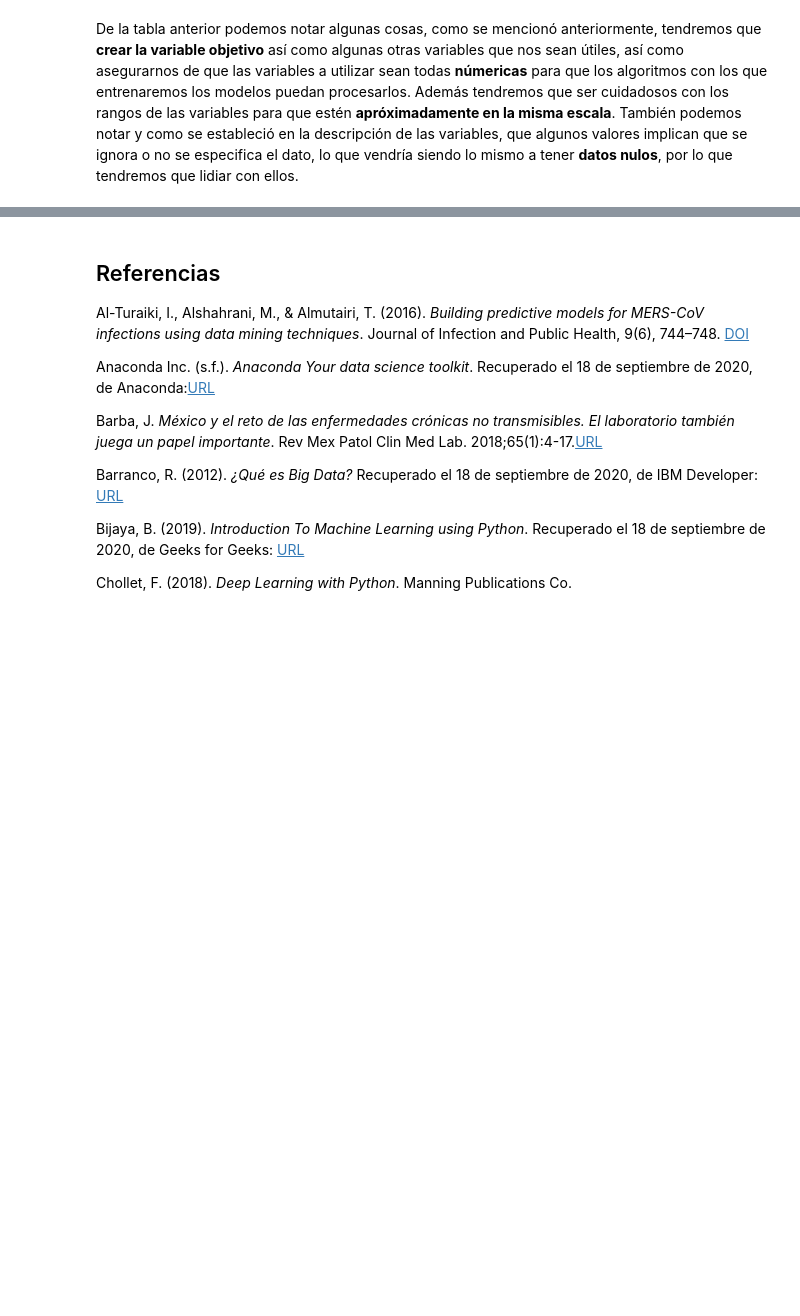
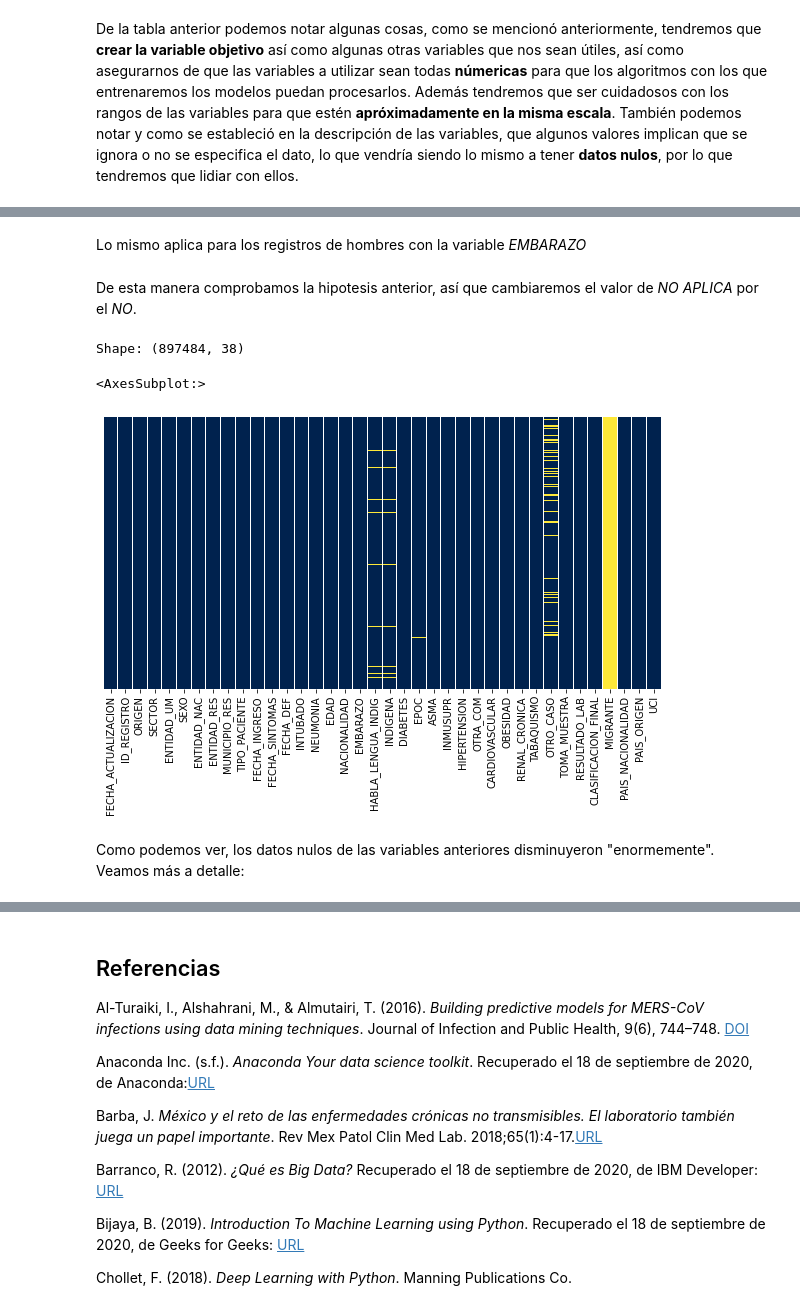
Before and after one commit to JaimeSolisS/Covid-Survival-Analysis, a Jupyter notebook: Proyecto ML TC2006.ipynb, the cells around one changed output, grey strips where cells are left out. Saved outputs shown, nothing was run; the diff lists cells and outputs as text; code cells hidden in the pictures; blank space fills up the shorter version.

```diff
--- a/Proyecto ML TC2006.ipynb
+++ b/Proyecto ML TC2006.ipynb
@@ -281,0 +506,48 @@ De la tabla anterior podemos notar algunas cosas, como se mencionó anteriorment
+# %% [markdown]
+Lo mismo aplica para los registros de hombres con la variable *EMBARAZO*
+# %% [markdown]
+De esta manera comprobamos la hipotesis anterior, así que cambiaremos el valor de *NO APLICA* por el *NO*.
+# %%
+to_clean_positivos = rawData2.copy()
+to_clean_positivos = to_clean_positivos[to_clean_positivos['RESULTADO_LAB']==1]
+
+to_clean_positivos.loc[to_clean_positivos.ORIGEN > 2, 'ORIGEN'] = np.NaN
+to_clean_positivos.loc[to_clean_positivos.SECTOR > 13, 'SECTOR'] = np.NaN
+to_clean_positivos.loc[to_clean_positivos.ENTIDAD_UM > 32, 'ENTIDAD_UM'] = np.NaN
+to_clean_positivos.loc[to_clean_positivos.SEXO > 2, 'SEXO'] = np.NaN
+to_clean_positivos.loc[to_clean_positivos.ENTIDAD_NAC > 32, 'ENTIDAD_NAC'] = np.NaN
+to_clean_positivos.loc[to_clean_positivos.ENTIDAD_RES > 32, 'ENTIDAD_RES'] = np.NaN
+to_clean_positivos.loc[to_clean_positivos.MUNICIPIO_RES > 900, 'ENTIDAD_RES'] = np.NaN
+to_clean_positivos.loc[to_clean_positivos.TIPO_PACIENTE > 2, 'TIPO_PACIENTE'] = np.NaN
+to_clean_positivos.loc[to_clean_positivos.INTUBADO > 97, 'INTUBADO'] = np.NaN
+to_clean_positivos.loc[to_clean_positivos.NEUMONIA > 2, 'NEUMONIA'] = np.NaN
+to_clean_positivos.loc[to_clean_positivos.NACIONALIDAD > 2, 'NACIONALIDAD'] = np.NaN
+to_clean_positivos.loc[to_clean_positivos.EMBARAZO > 97, 'EMBARAZO'] = np.NaN
+to_clean_positivos.loc[to_clean_positivos.HABLA_LENGUA_INDIG > 2, 'HABLA_LENGUA_INDIG'] = np.NaN
+to_clean_positivos.loc[to_clean_positivos.INDIGENA > 2, 'INDIGENA'] = np.NaN
+to_clean_positivos.loc[to_clean_positivos.DIABETES > 2, 'DIABETES'] = np.NaN
+to_clean_positivos.loc[to_clean_positivos.EPOC > 2, 'EPOC'] = np.NaN
+to_clean_positivos.loc[to_clean_positivos.ASMA > 2, 'ASMA'] = np.NaN
+to_clean_positivos.loc[to_clean_positivos.INMUSUPR > 2, 'INMUSUPR'] = np.NaN
+to_clean_positivos.loc[to_clean_positivos.HIPERTENSION > 2, 'HIPERTENSION'] = np.NaN
+to_clean_positivos.loc[to_clean_positivos.OTRA_COM > 2, 'OTRA_COM'] = np.NaN
+to_clean_positivos.loc[to_clean_positivos.CARDIOVASCULAR > 2, 'CARDIOVASCULAR'] = np.NaN
+to_clean_positivos.loc[to_clean_positivos.OBESIDAD > 2, 'OBESIDAD'] = np.NaN
+to_clean_positivos.loc[to_clean_positivos.RENAL_CRONICA > 2, 'RENAL_CRONICA'] = np.NaN
+to_clean_positivos.loc[to_clean_positivos.TABAQUISMO > 2, 'TABAQUISMO'] = np.NaN
+to_clean_positivos.loc[to_clean_positivos.OTRO_CASO > 2, 'OTRO_CASO'] = np.NaN
+to_clean_positivos.loc[to_clean_positivos.TOMA_MUESTRA > 2, 'TOMA_MUESTRA'] = np.NaN
+#clean_data.loc[clean_data.RESULTADO_LAB > 2, 'SECTOR'] = np.NaN #Revisar
+to_clean_positivos.loc[to_clean_positivos.CLASIFICACION_FINAL > 7, 'CLASIFICACION_FINAL'] = np.NaN
+to_clean_positivos.loc[to_clean_positivos.MIGRANTE > 2, 'MIGRANTE'] = np.NaN
+to_clean_positivos.loc[to_clean_positivos.UCI > 97, 'UCI'] = np.NaN
+
+print("Shape:", to_clean_positivos.shape)
+fig, ax = plt.subplots(figsize=(10,5))
+sns.heatmap(to_clean_positivos.isnull(),yticklabels=False,cbar=False,cmap='cividis')
+# %% [output]
+Shape: (897484, 38)
+<AxesSubplot:>
+[figure, added]
+# %% [markdown]
+Como podemos ver, los datos nulos de las variables anteriores disminuyeron "enormemente". Veamos más a detalle:
```
Also changed, not shown: parts of 50 cells of this notebook, 1 other file.
